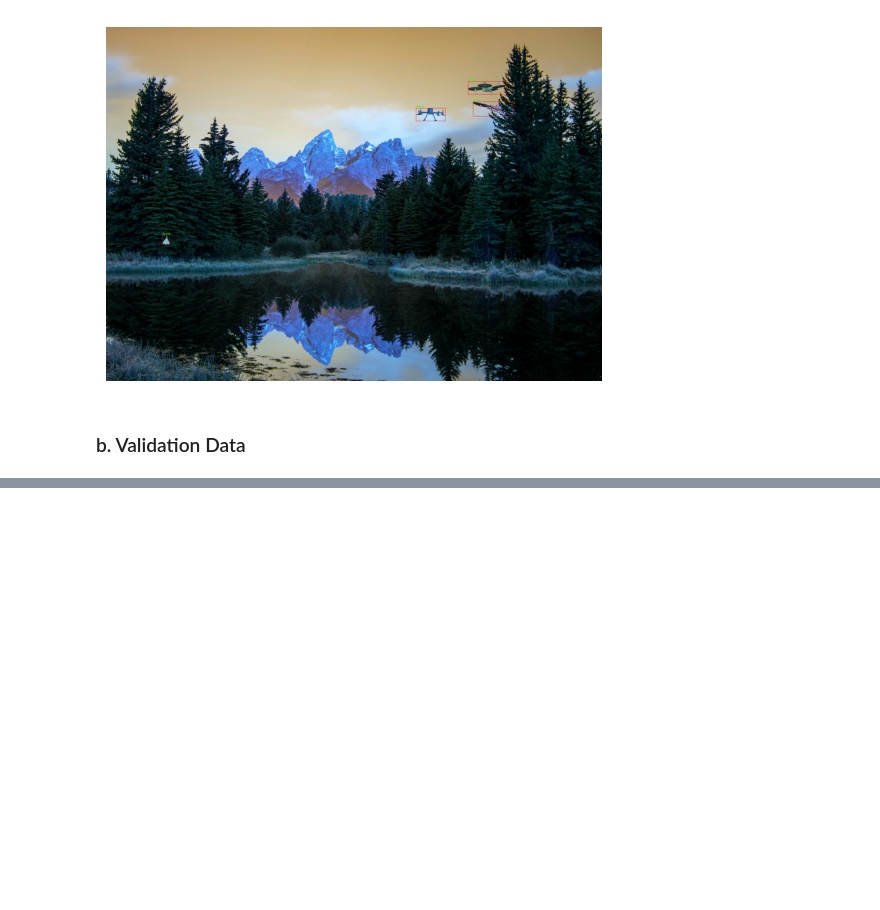
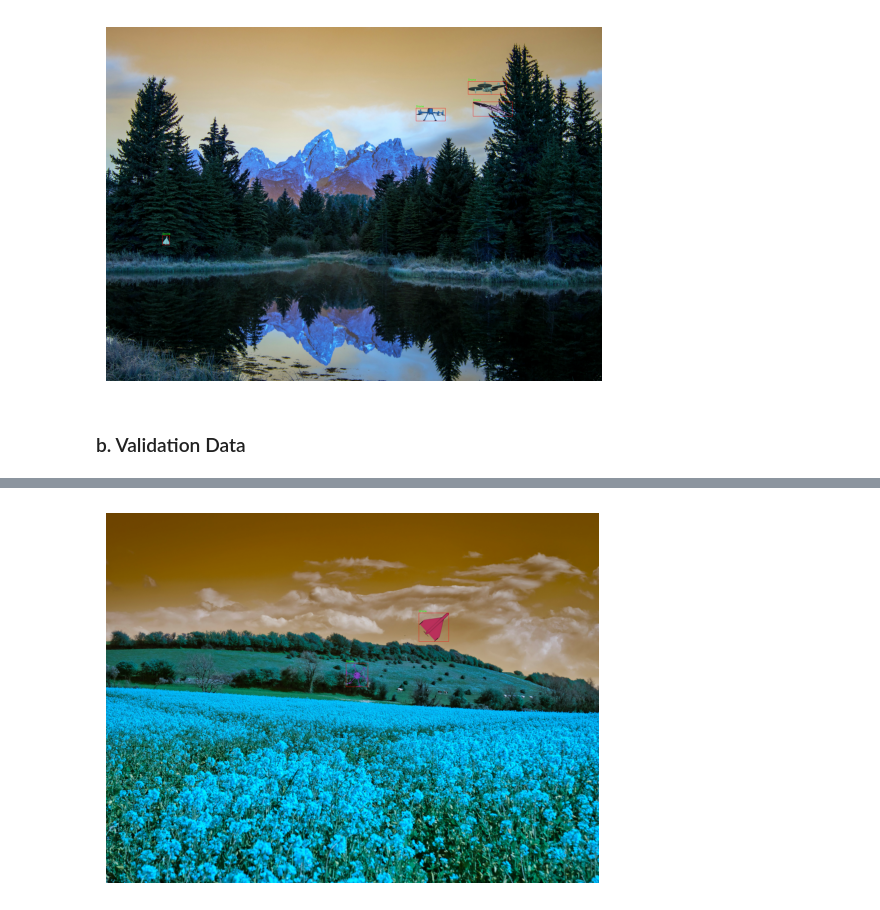
Before and after one commit to amswanson333/synthetic-data-for-object-detection, a Jupyter notebook: 5a_synthetic_data_gen.ipynb, the cells around one changed output, grey strips where cells are left out. Cells and saved outputs as stored; diff of their text form; code cells hidden in the pictures; blank space fills up the shorter version.

Commit message:
completed val data generation

```diff
--- a/5a_synthetic_data_gen.ipynb
+++ b/5a_synthetic_data_gen.ipynb
@@ -292,21 +304,23 @@ for i in range(validation_total):
 # %%
 # Check bounding boxes
 val_imgs = utils.files.get_image_files(val_data_dir)
 ann_val_files = utils.files.get_annotation_files(val_data_dir)
 
 random_img = rng.integers(low=0, high=len(val_imgs))
 val_img = val_imgs[random_img]
 ann_val_file = ann_val_files[random_img]
 
 bboxes = utils.label_data.read_bbox_file(ann_val_file)
 
 xxyy_bboxes = []
 for bbox in bboxes:
     xxyy_bbox = utils.label_data.bbox_xxyy(bbox)
     xxyy_bboxes.append(xxyy_bbox)
 
-bbox_img = utils.image_data.draw_bbox(trn_img, xxyy_bboxes)
+bbox_img = utils.image_data.draw_bbox(val_img, xxyy_bboxes)
 
 plt.imshow(bbox_img)
 plt.axis('off')
 plt.show()
+# %% [output]
+[figure, added]
```
Also changed, not shown: parts of 1 cell of this notebook.
